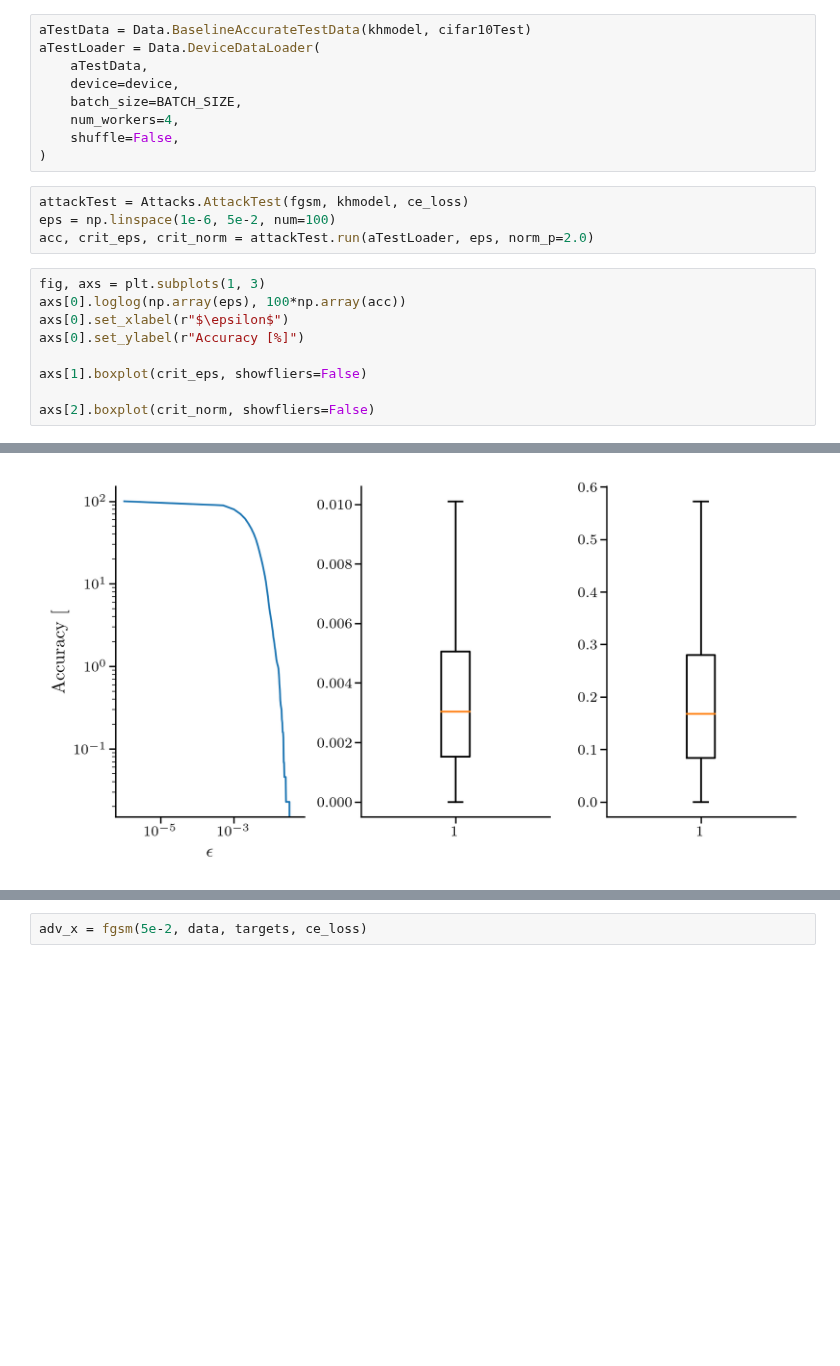
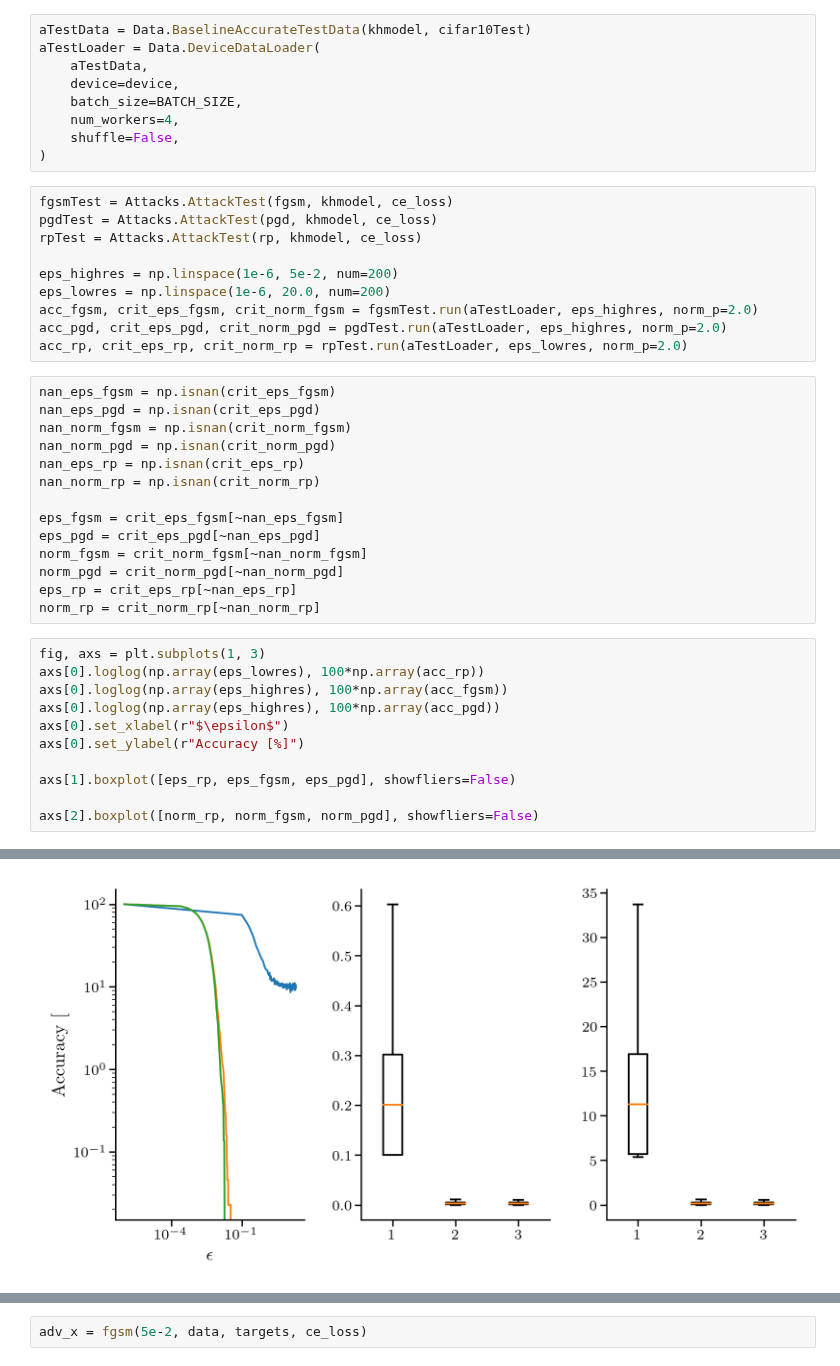
Before and after one commit to holzhauk/LocalLearning, a Jupyter notebook: notebooks/AttacksRevisited.ipynb, the cells around one changed output, grey strips where cells are left out. Cells and saved outputs as stored; diff of their text form; blank space fills up the shorter version.

```diff
--- a/notebooks/AttacksRevisited.ipynb
+++ b/notebooks/AttacksRevisited.ipynb
@@ -205,17 +199,39 @@ aTestLoader = Data.DeviceDataLoader(
     shuffle=False,
 )
 # %%
-attackTest = Attacks.AttackTest(fgsm, khmodel, ce_loss)
-eps = np.linspace(1e-6, 5e-2, num=100)
-acc, crit_eps, crit_norm = attackTest.run(aTestLoader, eps, norm_p=2.0)
+fgsmTest = Attacks.AttackTest(fgsm, khmodel, ce_loss)
+pgdTest = Attacks.AttackTest(pgd, khmodel, ce_loss)
+rpTest = Attacks.AttackTest(rp, khmodel, ce_loss)
+
+eps_highres = np.linspace(1e-6, 5e-2, num=200)
+eps_lowres = np.linspace(1e-6, 20.0, num=200)
+acc_fgsm, crit_eps_fgsm, crit_norm_fgsm = fgsmTest.run(aTestLoader, eps_highres, norm_p=2.0)
+acc_pgd, crit_eps_pgd, crit_norm_pgd = pgdTest.run(aTestLoader, eps_highres, norm_p=2.0)
+acc_rp, crit_eps_rp, crit_norm_rp = rpTest.run(aTestLoader, eps_lowres, norm_p=2.0)
+# %%
+nan_eps_fgsm = np.isnan(crit_eps_fgsm)
+nan_eps_pgd = np.isnan(crit_eps_pgd)
+nan_norm_fgsm = np.isnan(crit_norm_fgsm)
+nan_norm_pgd = np.isnan(crit_norm_pgd)
+nan_eps_rp = np.isnan(crit_eps_rp)
+nan_norm_rp = np.isnan(crit_norm_rp)
+
+eps_fgsm = crit_eps_fgsm[~nan_eps_fgsm]
+eps_pgd = crit_eps_pgd[~nan_eps_pgd]
+norm_fgsm = crit_norm_fgsm[~nan_norm_fgsm]
+norm_pgd = crit_norm_pgd[~nan_norm_pgd]
+eps_rp = crit_eps_rp[~nan_eps_rp]
+norm_rp = crit_norm_rp[~nan_norm_rp]
 # %%
 fig, axs = plt.subplots(1, 3)
-axs[0].loglog(np.array(eps), 100*np.array(acc))
+axs[0].loglog(np.array(eps_lowres), 100*np.array(acc_rp))
+axs[0].loglog(np.array(eps_highres), 100*np.array(acc_fgsm))
+axs[0].loglog(np.array(eps_highres), 100*np.array(acc_pgd))
 axs[0].set_xlabel(r"$\epsilon$")
 axs[0].set_ylabel(r"Accuracy [%]")
 
-axs[1].boxplot(crit_eps, showfliers=False)
+axs[1].boxplot([eps_rp, eps_fgsm, eps_pgd], showfliers=False)
 
-axs[2].boxplot(crit_norm, showfliers=False)
+axs[2].boxplot([norm_rp, norm_fgsm, norm_pgd], showfliers=False)
 # %% [output]
 {'whiskers': [<matplotlib.lines.Line2D at 0x...>,
@@ -227,3 +255,3 @@ axs[2].boxplot(crit_norm, showfliers=False)
  'fliers': [],
  'means': []}
-[figure, old version]
+[figure, new version]
```
Also changed, not shown: parts of 9 cells of this notebook, 1 other file.
